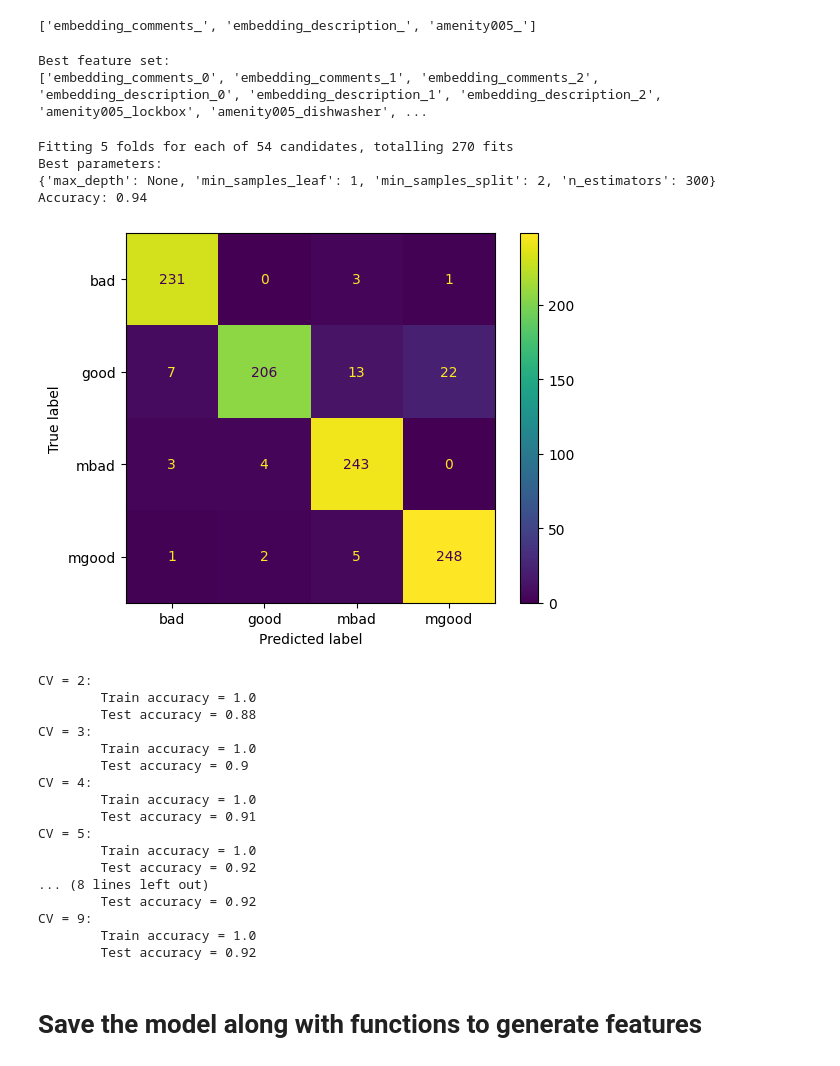
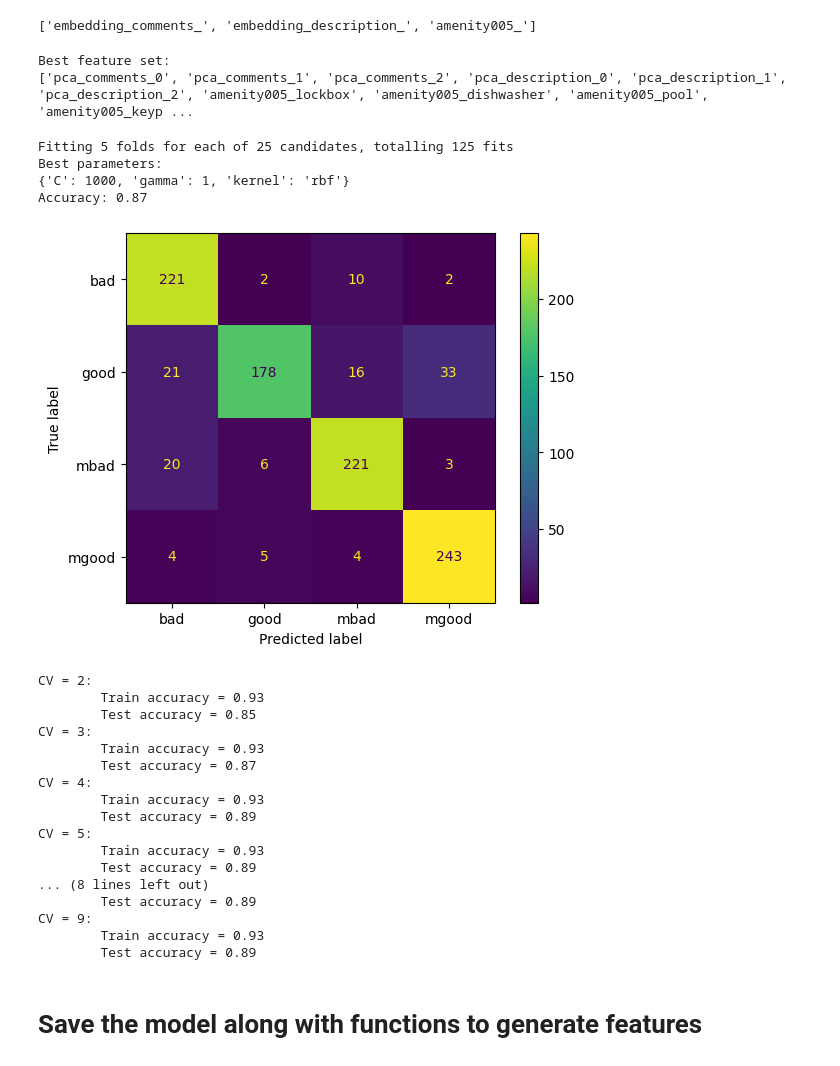
Before and after one commit to g1776/DS440CapstoneIndubitably, a Jupyter notebook: notebooks/modelling/models.ipynb, the cells around one changed output. Drawn from its saved outputs; the diff is of its cells as text; code cells hidden in the pictures.

```diff
--- a/notebooks/modelling/models.ipynb
+++ b/notebooks/modelling/models.ipynb
@@ -6,7 +6,7 @@ import pandas as pd
 from sklearn.model_selection import train_test_split
 # %%
 GEO = 'texas_florida'
-df = pd.read_csv(f'../../data/features/features_{GEO}_3.csv')
+df = pd.read_csv(f'../../data/features/features_{GEO}_pca.csv')
 df.index = df["review_id"]
 df.drop(columns=["review_id"], inplace=True)
 
@@ -58,8 +58,8 @@ We want to try the different combinations of features to see which ones work bes
 import itertools
 
 feature_sets = [
-    "embedding_comments_",
-    "embedding_description_",
+    "pca_comments_",
+    "pca_description_",
     "3gram09_",
     "3gram10_",
     "amenity005_",
@@ -239,6 +201,7 @@ top_feature_set
 # %% [output]
 ['embedding_comments_', 'embedding_description_', 'amenity005_']
 # %%
+top_feature_set = ["pca_comments_", "pca_description_", "amenity005_"]
 columns_in_best_feature_set = [c for c in df.columns if any([c.startswith(f) for f in top_feature_set])]
 columns_in_best_feature_set.append("label")
 
@@ -248,59 +211,58 @@ print("Best feature set:")
 print(columns_in_best_feature_set)
 # %% [output]
 Best feature set:
-['embedding_comments_0', 'embedding_comments_1', 'embedding_comments_2', 'embedding_description_0', 'embedding_description_1', 'embedding_description_2', 'amenity005_lockbox', 'amenity005_dishwasher', ...
+['pca_comments_0', 'pca_comments_1', 'pca_comments_2', 'pca_description_0', 'pca_description_1', 'pca_description_2', 'amenity005_lockbox', 'amenity005_dishwasher', 'amenity005_pool', 'amenity005_keyp ...
 # %%
 # load ExtraTreesClassifier
-from sklearn.ensemble import ExtraTreesClassifier
+from sklearn.svm import SVC
 
 # apply GridSearchCV to find the best parameters
 from sklearn.model_selection import GridSearchCV
 
-params = {
-    'n_estimators': [100, 200, 300],
-    'max_depth': [None, 5, 10],
-    'min_samples_split': [2, 5],
-    'min_samples_leaf': [1, 2, 5],
-}
+# params for Support Vector Classifier
+param_grid = {'C': [0.1, 1, 10, 100, 1000],
+              'gamma': [1, 0.1, 0.01, 0.001, 0.0001],
+              'kernel': ['rbf']}
 
-clf = GridSearchCV(ExtraTreesClassifier(), params, cv=5, n_jobs=-1, verbose=1)
+
+clf = GridSearchCV(SVC(), param_grid, cv=5, n_jobs=-1, verbose=1)
 
 # oversample and get train/test split
 X, y = oversample.fit_resample(df_best_subset.drop(columns=["label"]), df_best_subset["label"])
 X_train, X_test, y_train, y_test = train_test_split(X, y, test_size=0.2, random_state=42)
 clf.fit(X_train, y_train)
 best_clf = clf.best_estimator_
 
 # print the best parameters
 print("Best parameters:")
 print(clf.best_params_)
 
 # predict
 y_pred = best_clf.predict(X_test)
 
 # evaluate
 from sklearn.metrics import accuracy_score
 
 print("Accuracy:", round(accuracy_score(y_test, y_pred), 2))
 
 # plot a confusion matrix
 from sklearn.metrics import ConfusionMatrixDisplay
 import matplotlib.pyplot as plt
 cm = ConfusionMatrixDisplay.from_predictions(y_test, y_pred)
 plt.show()
 # %% [output]
-Fitting 5 folds for each of 54 candidates, totalling 270 fits
+Fitting 5 folds for each of 25 candidates, totalling 125 fits
 Best parameters:
-{'max_depth': None, 'min_samples_leaf': 1, 'min_samples_split': 2, 'n_estimators': 300}
-Accuracy: 0.94
+{'C': 1000, 'gamma': 1, 'kernel': 'rbf'}
+Accuracy: 0.87
-[figure, old version]
+[figure, new version]
 # %%
 import plotly.express as px
 
 best_params = clf.best_params_
 
 # build model
-etc = ExtraTreesClassifier(**best_params)
+etc = SVC(**best_params)
 
 # run with 1 to 10 fold cv and plot the train and test accuracy for each
 from sklearn.model_selection import cross_validate
@@ -322,22 +284,22 @@ all_scores_df = pd.DataFrame.from_dict(all_scores)
 px.line(all_scores_df, x="folds", y=["train_accuracy", "test_accuracy"], title="Train and test accuracy for different number of folds")
 # %% [output]
 CV = 2:
-        Train accuracy = 1.0
-        Test accuracy = 0.88
+        Train accuracy = 0.93
+        Test accuracy = 0.85
 CV = 3:
-        Train accuracy = 1.0
-        Test accuracy = 0.9
+        Train accuracy = 0.93
+        Test accuracy = 0.87
 CV = 4:
-        Train accuracy = 1.0
-        Test accuracy = 0.91
+        Train accuracy = 0.93
+        Test accuracy = 0.89
 CV = 5:
-        Train accuracy = 1.0
-        Test accuracy = 0.92
+        Train accuracy = 0.93
+        Test accuracy = 0.89
 ... (8 lines left out)
-        Test accuracy = 0.92
+        Test accuracy = 0.89
 CV = 9:
-        Train accuracy = 1.0
-        Test accuracy = 0.92
+        Train accuracy = 0.93
+        Test accuracy = 0.89
 # %% [markdown]
 # Save the model along with functions to generate features
 # %%
```
Also changed, not shown: parts of 3 cells of this notebook, 6 other files.
